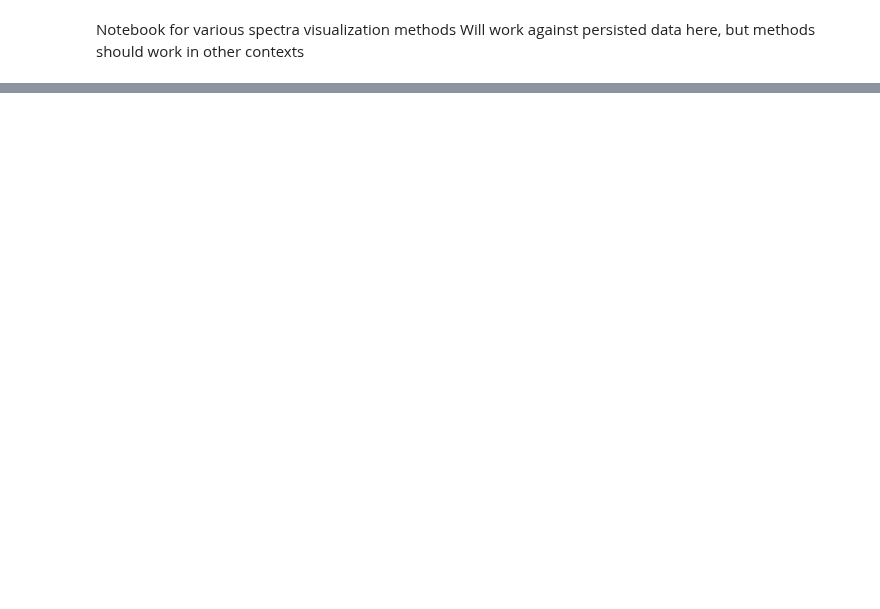
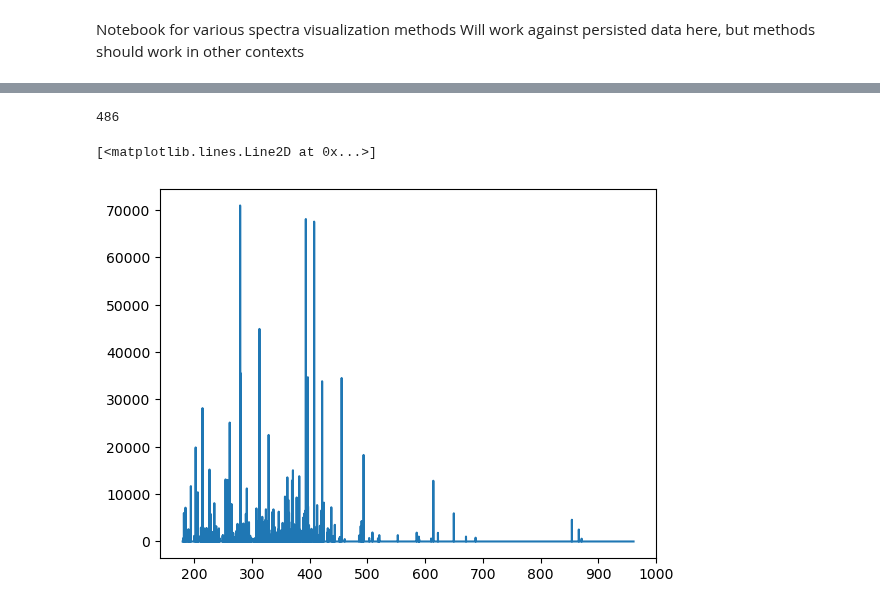
Before and after one commit to MWhitta/phaseMAP, a Jupyter notebook: util/spec_vis.ipynb, the cells around one changed output, grey strips where cells are left out. Drawn from its saved outputs; the diff is of its cells as text; code cells hidden in the pictures; blank space fills up the shorter version.

```diff
--- a/util/spec_vis.ipynb
+++ b/util/spec_vis.ipynb
@@ -121,0 +125,19 @@ plt.show
+# %%
+#Spec maker is slow with ~24k wl points
+#check what unique set of wl in nist atomic lines is
+#existing dataset used by spec_maker has nist atomic lines on a standard wl grid (180-961 @ 0.0333nm res)
+#can basically look for zero intensity points on a composite with all elements
+n_elem = len(my_maker.avail_elem)
+fracs_dict = {el:1/n_elem for el in my_maker.avail_elem}
+wave, all_spec_dict, all_lines_dict = my_maker.make_spectra(fracs_dict, comp_only=True)
+# %%
+#can reduce the set to 270 lines with a threshold of 1000
+thresh = 500
+np.sum(all_lines_dict['comp'] > thresh)
+# %% [output]
+486
+# %%
+plt.plot(wave,np.where(all_lines_dict['comp'] > thresh, all_lines_dict['comp'], 0))
+# %% [output]
+[<matplotlib.lines.Line2D at 0x...>]
+[figure, added]
```
Also changed, not shown: parts of 13 cells of this notebook, 4 other files.
